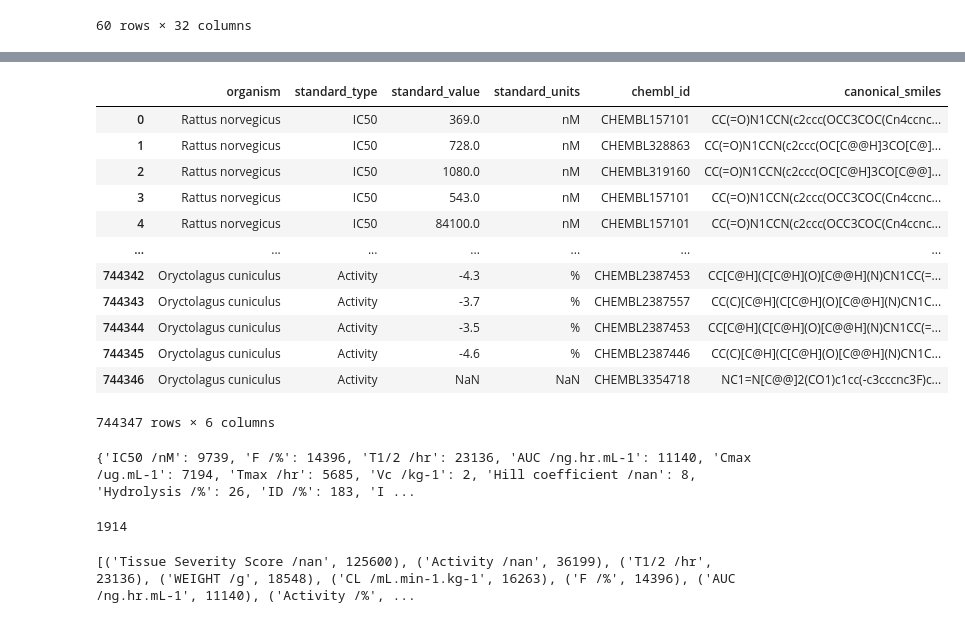
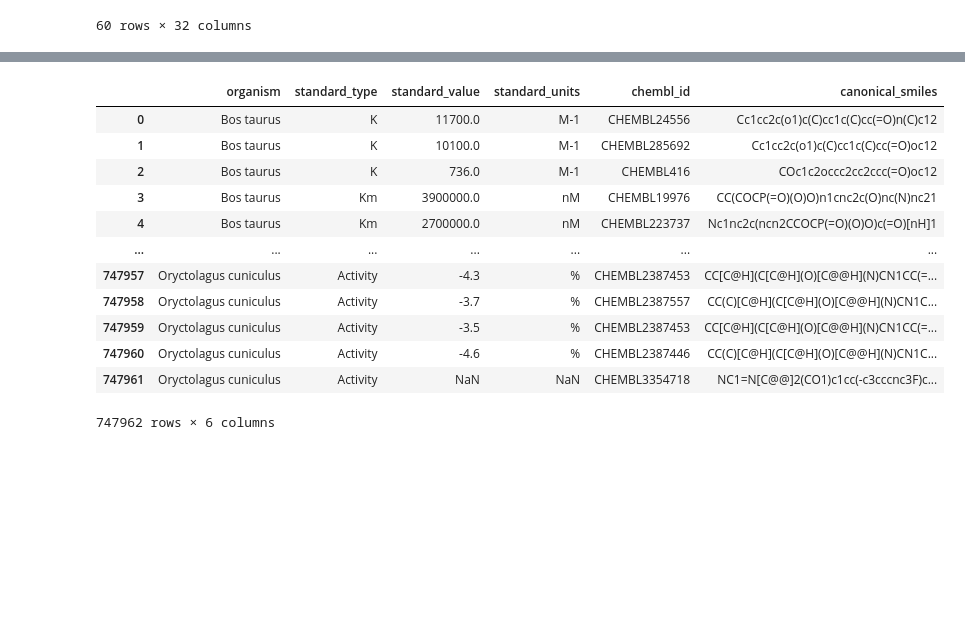
Before and after one commit to Cargill-Capstone2021/ADME-modeling-for-Cargill, a Jupyter notebook: working/data_preparation.ipynb, the cells around one changed output, grey strips where cells are left out. Drawn from its saved outputs; the diff is of its cells as text; code cells hidden in the pictures; blank space fills up the shorter version.

```diff
--- a/working/data_preparation.ipynb
+++ b/working/data_preparation.ipynb
@@ -260,4 +171,4 @@ df_cattle_result.head(n=60)
 | 59 | Sus scrofa | CHEMBL575892 | CC(C)(C)OC(=O)N[C@@H](Cc1c[nH]c2c... | NaN | NaN | NaN | 10.0 | ... |
 60 rows × 32 columns
 # %%
-df_ratplus = pd.read_csv('ratplus.csv',sep=';')
+df_cattleplusrat = pd.read_csv('cattleplusrat.csv',sep=';')
@@ -280,47 +177,28 @@ df_ratplus
 # %%
-df_ratplus = df_ratplus.drop(columns=['alogp', 'hba', 'hbd', 'psa', 'rtb', 'ro3_pass',
-                                      'num_ro5_violations', 'cx_most_apka', 'cx_most_bpka', 'full_mwt',
-                                      'cx_logp', 'cx_logd', 'molecular_species', 'mw_freebase',
-                                      'aromatic_rings', 'heavy_atoms', 'qed_weighted', 'mw_monoisotopic',
-                                      'full_molformula', 'hba_lipinski', 'hbd_lipinski',
-                                      'num_lipinski_ro5_violations', 'assay_type', 'target_type', 'tax_id',
-                                      'molregno', 'molregno.1', 'structure_type', 'molecule_type', 'chirality',
-                                      'natural_product', 'relation', 'standard_inchi',
-                                      'standard_relation', 'type', 'value', 'units'])
-df_ratplus
+df_cattleplusrat = df_cattleplusrat.drop(columns=['alogp', 'hba', 'hbd', 'psa', 'rtb', 'ro3_pass',
+                                                  'num_ro5_violations', 'cx_most_apka', 'cx_most_bpka', 'full_mwt',
+                                                  'cx_logp', 'cx_logd', 'molecular_species', 'mw_freebase',
+                                                  'aromatic_rings', 'heavy_atoms', 'qed_weighted', 'mw_monoisotopic',
+                                                  'full_molformula', 'hba_lipinski', 'hbd_lipinski',
+                                                  'num_lipinski_ro5_violations', 'assay_type', 'target_type', 'tax_id',
+                                                  'molregno', 'molregno.1', 'structure_type', 'molecule_type', 'chirality',
+                                                  'natural_product', 'relation', 'standard_inchi',
+                                                  'standard_relation', 'type', 'value', 'units'])
+df_cattleplusrat
 # %% [output]
 |  | organism | standard_type | standard_value | standard_units | chembl_id | canonical_smiles |
-| 0 | Rattus norvegicus | IC50 | 369.0 | nM | CHEMBL157101 | CC(=O)N1CCN(c2ccc(OCC3COC(Cn4ccnc... |
-| 1 | Rattus norvegicus | IC50 | 728.0 | nM | CHEMBL328863 | CC(=O)N1CCN(c2ccc(OC[C@@H]3CO[C@]... |
-| 2 | Rattus norvegicus | IC50 | 1080.0 | nM | CHEMBL319160 | CC(=O)N1CCN(c2ccc(OC[C@H]3CO[C@@]... |
-| 3 | Rattus norvegicus | IC50 | 543.0 | nM | CHEMBL157101 | CC(=O)N1CCN(c2ccc(OCC3COC(Cn4ccnc... |
-| 4 | Rattus norvegicus | IC50 | 84100.0 | nM | CHEMBL157101 | CC(=O)N1CCN(c2ccc(OCC3COC(Cn4ccnc... |
+| 0 | Bos taurus | K | 11700.0 | M-1 | CHEMBL24556 | Cc1cc2c(o1)c(C)cc1c(C)cc(=O)n(C)c12 |
+| 1 | Bos taurus | K | 10100.0 | M-1 | CHEMBL285692 | Cc1cc2c(o1)c(C)cc1c(C)cc(=O)oc12 |
+| 2 | Bos taurus | K | 736.0 | M-1 | CHEMBL416 | COc1c2occc2cc2ccc(=O)oc12 |
+| 3 | Bos taurus | Km | 3900000.0 | nM | CHEMBL19976 | CC(COCP(=O)(O)O)n1cnc2c(O)nc(N)nc21 |
+| 4 | Bos taurus | Km | 2700000.0 | nM | CHEMBL223737 | Nc1nc2c(ncn2CCOCP(=O)(O)O)c(=O)[nH]1 |
 | ... | ... | ... | ... | ... | ... | ... |
-| 744342 | Oryctolagus cuniculus | Activity | -4.3 | % | CHEMBL2387453 | CC[C@H](C[C@H](O)[C@@H](N)CN1CC(=... |
-| 744343 | Oryctolagus cuniculus | Activity | -3.7 | % | CHEMBL2387557 | CC(C)[C@H](C[C@H](O)[C@@H](N)CN1C... |
-| 744344 | Oryctolagus cuniculus | Activity | -3.5 | % | CHEMBL2387453 | CC[C@H](C[C@H](O)[C@@H](N)CN1CC(=... |
-| 744345 | Oryctolagus cuniculus | Activity | -4.6 | % | CHEMBL2387446 | CC(C)[C@H](C[C@H](O)[C@@H](N)CN1C... |
-| 744346 | Oryctolagus cuniculus | Activity | NaN | NaN | CHEMBL3354718 | NC1=N[C@@]2(CO1)c1cc(-c3cccnc3F)c... |
+| 747957 | Oryctolagus cuniculus | Activity | -4.3 | % | CHEMBL2387453 | CC[C@H](C[C@H](O)[C@@H](N)CN1CC(=... |
+| 747958 | Oryctolagus cuniculus | Activity | -3.7 | % | CHEMBL2387557 | CC(C)[C@H](C[C@H](O)[C@@H](N)CN1C... |
+| 747959 | Oryctolagus cuniculus | Activity | -3.5 | % | CHEMBL2387453 | CC[C@H](C[C@H](O)[C@@H](N)CN1CC(=... |
+| 747960 | Oryctolagus cuniculus | Activity | -4.6 | % | CHEMBL2387446 | CC(C)[C@H](C[C@H](O)[C@@H](N)CN1C... |
+| 747961 | Oryctolagus cuniculus | Activity | NaN | NaN | CHEMBL3354718 | NC1=N[C@@]2(CO1)c1cc(-c3cccnc3F)c... |
-744347 rows × 6 columns
+747962 rows × 6 columns
-# %%
-seen = {}
-for index, row in df_ratplus.iterrows():
-    act_type = str(row['standard_type']) + ' /' + str(row['standard_units'])
-    if act_type not in seen:
-        seen[act_type] = 1
-    else:
-        seen[act_type] += 1
-
-print(seen)
-len(seen)
-# %% [output]
-{'IC50 /nM': 9739, 'F /%': 14396, 'T1/2 /hr': 23136, 'AUC /ng.hr.mL-1': 11140, 'Cmax /ug.mL-1': 7194, 'Tmax /hr': 5685, 'Vc /kg-1': 2, 'Hill coefficient /nan': 8, 'Hydrolysis /%': 26, 'ID /%': 183, 'I ...
-1914
-# %%
-seen_sorted = sorted(seen.items(), key=lambda x: x[1], reverse=True)
-print(seen_sorted)
-# %% [output]
-[('Tissue Severity Score /nan', 125600), ('Activity /nan', 36199), ('T1/2 /hr', 23136), ('WEIGHT /g', 18548), ('CL /mL.min-1.kg-1', 16263), ('F /%', 14396), ('AUC /ng.hr.mL-1', 11140), ('Activity /%', ...
 # %%
 header_list = ['Activity /nan', 'T1/2 /hr', 'F /%', 'AUC /ng.hr.mL-1', 'Drug uptake /% ID/g', 'IC50 /nM',
                'Cmax /ug.mL-1', 'Vdss /L.kg-1', 'CL /mL.min-1.kg-1', 'LD50 /mg.kg-1', 'PPB /%', 'Drug metabolism /nan',
```
Also changed, not shown: parts of 16 cells of this notebook.
